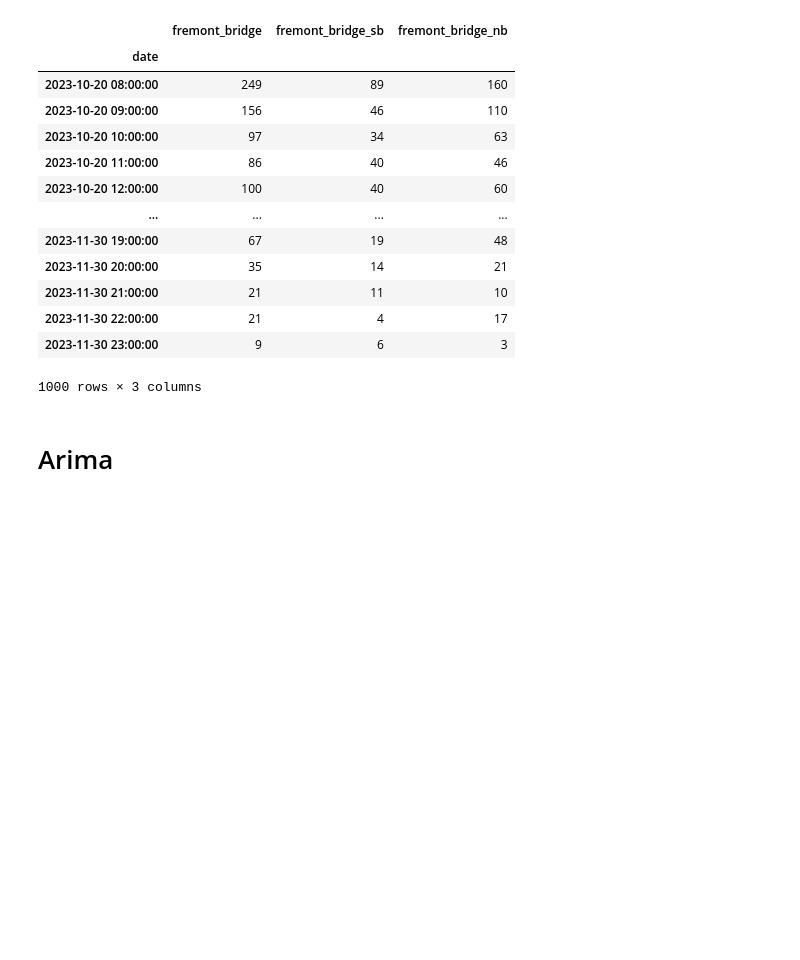
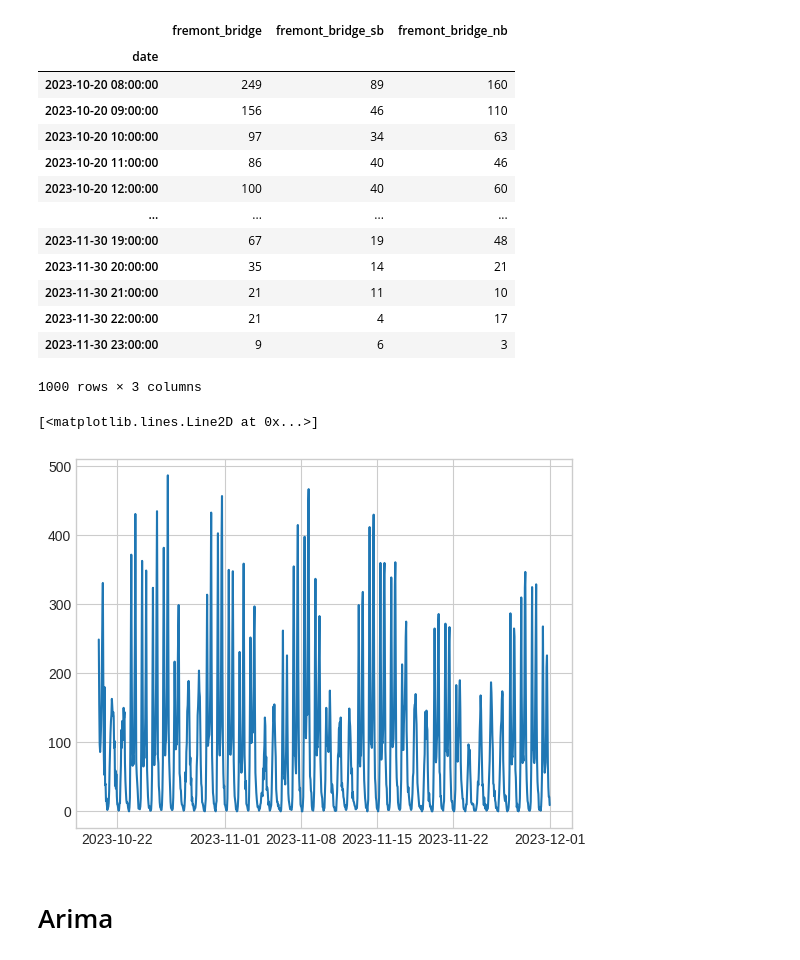
Before and after one commit to KevinrealG/Series_de_tiempo, a Jupyter notebook: 02_Aplying_arima_lstm.ipynb, the cells around one changed output. Cells and saved outputs as stored; diff of their text form; code cells hidden in the pictures; blank space fills up the shorter version.

```diff
--- a/02_Aplying_arima_lstm.ipynb
+++ b/02_Aplying_arima_lstm.ipynb
@@ -45,6 +45,11 @@ data.sort_index()
 | 2023-11-30 22:00:00 | 21 | 4 | 17 |
 | 2023-11-30 23:00:00 | 9 | 6 | 3 |
 1000 rows × 3 columns
+# %%
+plt.plot(data['fremont_bridge'])
+# %% [output]
+[<matplotlib.lines.Line2D at 0x...>]
+[figure, added]
 # %% [markdown]
 # Arima
 # %% [markdown]
```
Also changed, not shown: parts of 14 cells of this notebook.
